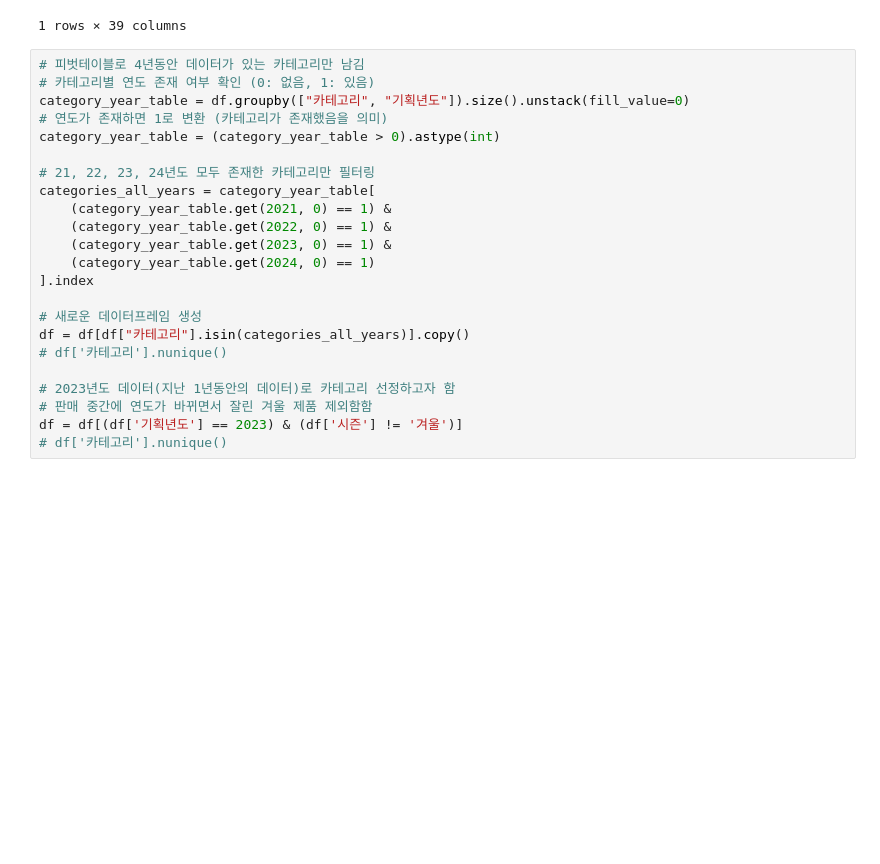
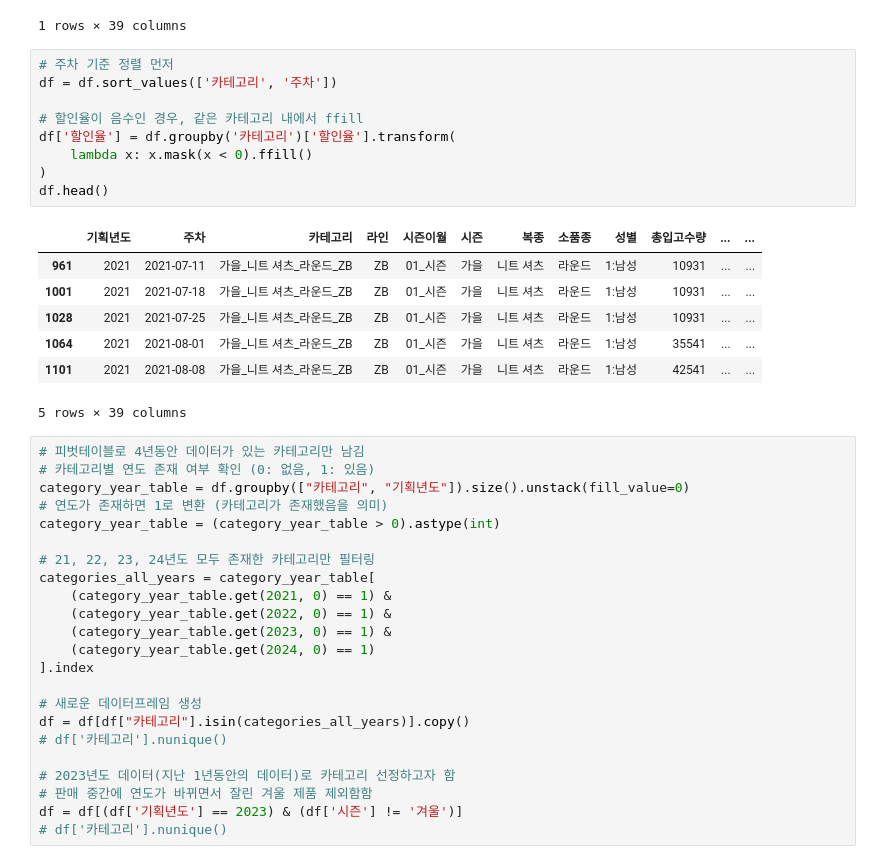
Before and after one commit to cookieeyoung/sparta_final_project, a Jupyter notebook: preprocessing/data_processed(카테고리선정)/category_select(소품종).ipynb, the cells around one changed output. Cells and saved outputs as stored; diff of their text form; blank space fills up the shorter version.

```diff
--- a/preprocessing/data_processed(카테고리선정)/category_select(소품종).ipynb
+++ b/preprocessing/data_processed(카테고리선정)/category_select(소품종).ipynb
@@ -22,6 +22,23 @@ Index(['기획년도', '주차', '카테고리', '라인', '시즌이월', '시
 |  | 기획년도 | 주차 | 카테고리 | 라인 | 시즌이월 | 시즌 | 복종 | 소품종 | 성별 | 총입고수량 | ... | ... |
 | 0 | 2021 | 2021-01-03 | 봄_가죽&FUR_가죽점퍼_ZA | ZA | 01_시즌 | 봄 | 가죽&FUR | 가죽점퍼 | 1:남성 | 1600 | ... | ... |
 1 rows × 39 columns
+# %%
+# 주차 기준 정렬 먼저
+df = df.sort_values(['카테고리', '주차'])
+
+# 할인율이 음수인 경우, 같은 카테고리 내에서 ffill
+df['할인율'] = df.groupby('카테고리')['할인율'].transform(
+    lambda x: x.mask(x < 0).ffill()
+)
+df.head()
+# %% [output]
+|  | 기획년도 | 주차 | 카테고리 | 라인 | 시즌이월 | 시즌 | 복종 | 소품종 | 성별 | 총입고수량 | ... | ... |
+| 961 | 2021 | 2021-07-11 | 가을_니트 셔츠_라운드_ZB | ZB | 01_시즌 | 가을 | 니트 셔츠 | 라운드 | 1:남성 | 10931 | ... | ... |
+| 1001 | 2021 | 2021-07-18 | 가을_니트 셔츠_라운드_ZB | ZB | 01_시즌 | 가을 | 니트 셔츠 | 라운드 | 1:남성 | 10931 | ... | ... |
+| 1028 | 2021 | 2021-07-25 | 가을_니트 셔츠_라운드_ZB | ZB | 01_시즌 | 가을 | 니트 셔츠 | 라운드 | 1:남성 | 10931 | ... | ... |
+| 1064 | 2021 | 2021-08-01 | 가을_니트 셔츠_라운드_ZB | ZB | 01_시즌 | 가을 | 니트 셔츠 | 라운드 | 1:남성 | 35541 | ... | ... |
+| 1101 | 2021 | 2021-08-08 | 가을_니트 셔츠_라운드_ZB | ZB | 01_시즌 | 가을 | 니트 셔츠 | 라운드 | 1:남성 | 42541 | ... | ... |
+5 rows × 39 columns
 # %%
 # 피벗테이블로 4년동안 데이터가 있는 카테고리만 남김
 # 카테고리별 연도 존재 여부 확인 (0: 없음, 1: 있음)
```
Also changed, not shown: parts of 1 cell of this notebook, 1 other file.
